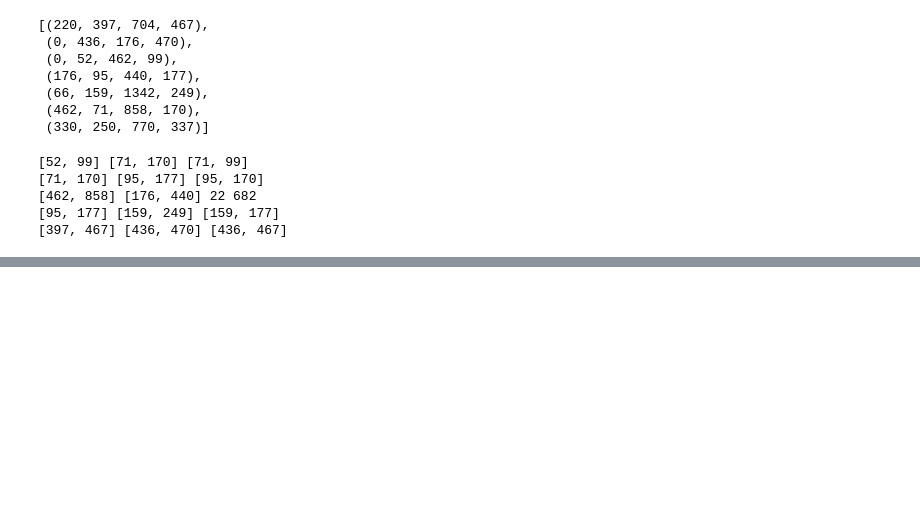
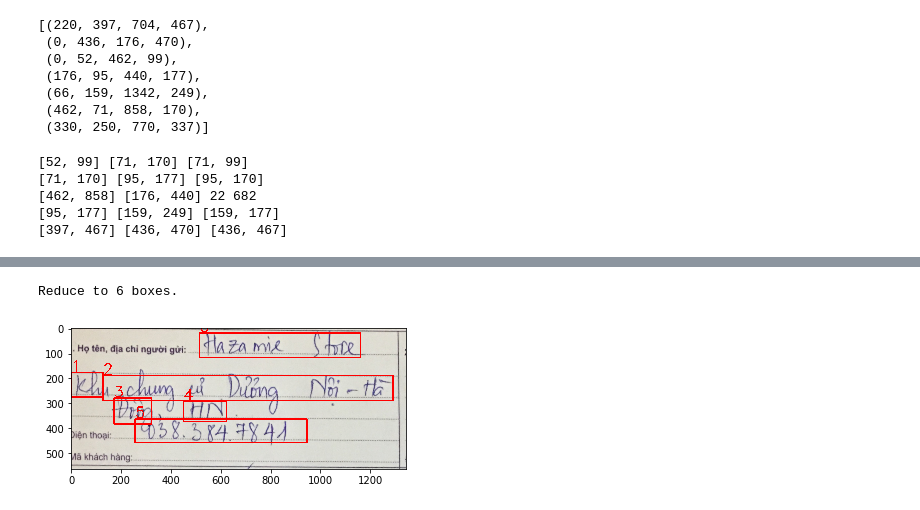
Before and after one commit to bpechcorp/emsregisterform, a Jupyter notebook: ctpn/Merge boxes.ipynb, the cells around one changed output, grey strips where cells are left out. Saved outputs shown, nothing was run; the diff lists cells and outputs as text; code cells hidden in the pictures; blank space fills up the shorter version.

```diff
--- a/ctpn/Merge boxes.ipynb
+++ b/ctpn/Merge boxes.ipynb
@@ -287,0 +332,9 @@ boxes = boxes_pipeline(fname, line_detector)
+# %%
+print('Reduce to {} boxes.'.format(len(boxes)))
+
+# Draw
+img = draw_boxes(img, boxes)
+save_image(get_out_name(fname), img)
+# %% [output]
+Reduce to 6 boxes.
+[figure, added]
```
Also changed, not shown: parts of 21 cells of this notebook, 6 other files.
